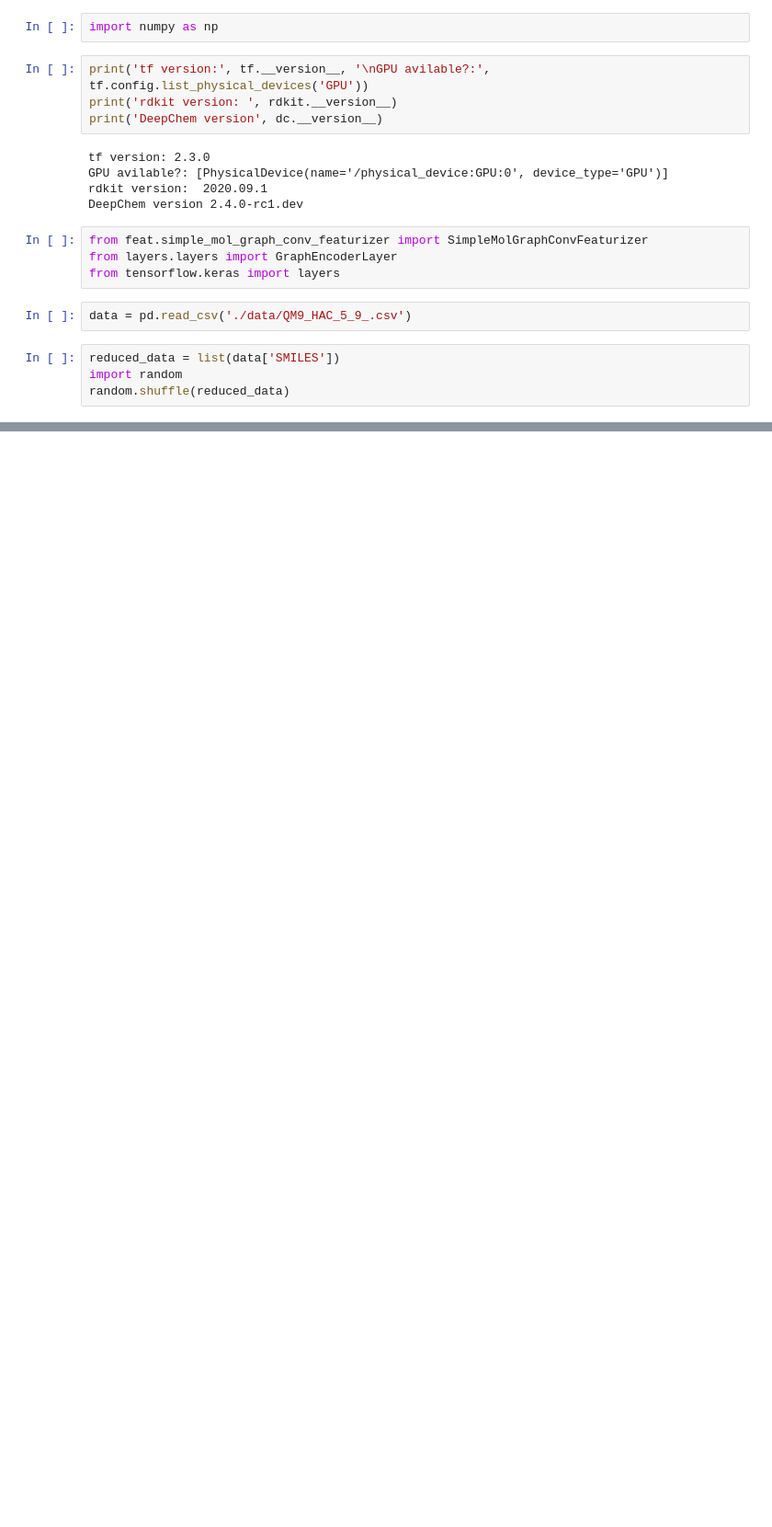
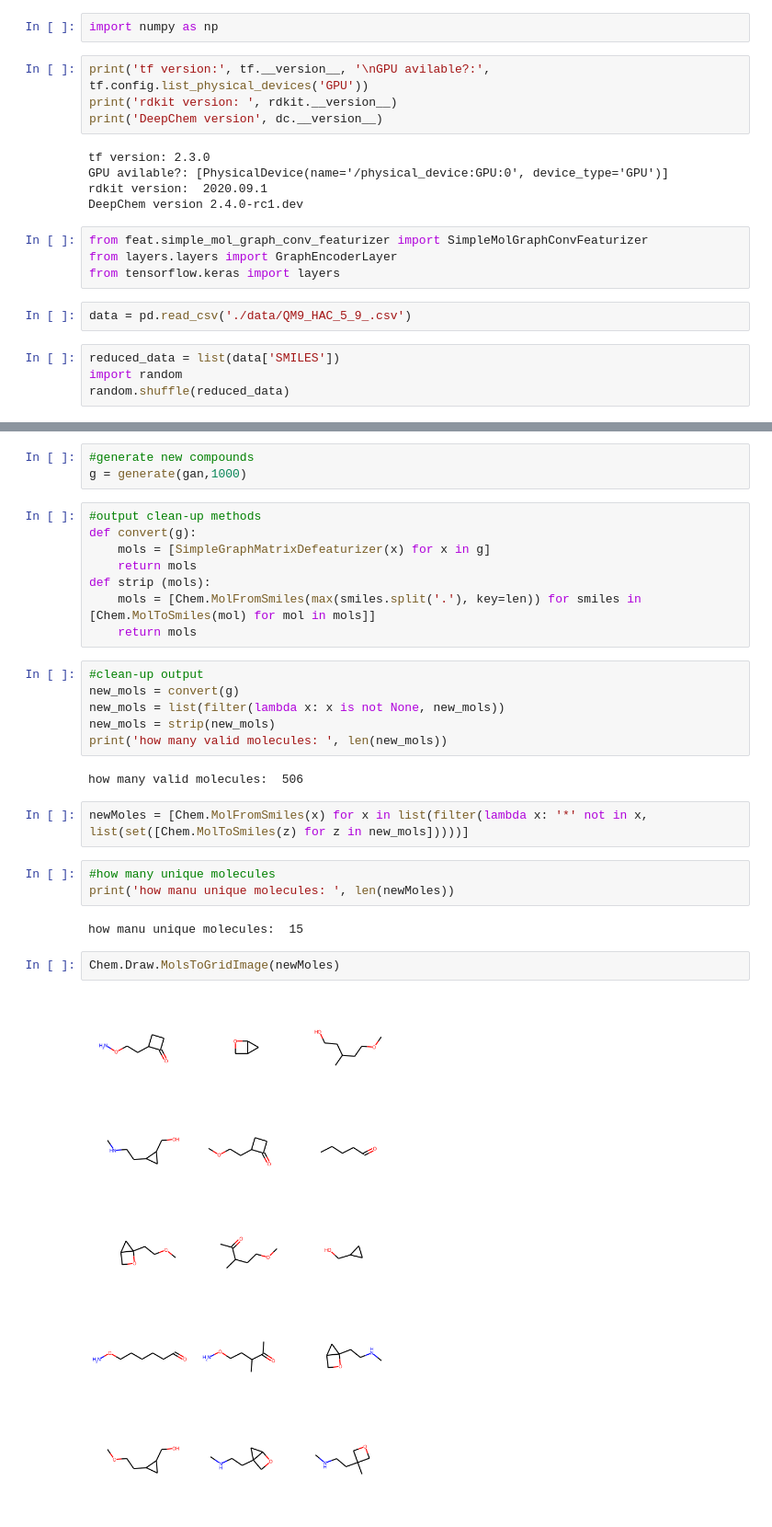
Before and after one commit to MiloszGrabski/DeepChem_MolGAN, a Jupyter notebook: main.ipynb, the cells around one changed output, grey strips where cells are left out. Shown at 92% size. Drawn from its saved outputs; the diff is of its cells as text; blank space fills up the shorter version.

```diff
--- a/main.ipynb
+++ b/main.ipynb
@@ -246,0 +225,30 @@ n,e = np.argmax(n, axis=-1), np.argmax(e, axis=-1)
+# %%
+#generate new compounds
+g = generate(gan,1000)
+# %%
+#output clean-up methods
+def convert(g):
+    mols = [SimpleGraphMatrixDefeaturizer(x) for x in g]
+    return mols
+def strip (mols):
+    mols = [Chem.MolFromSmiles(max(smiles.split('.'), key=len)) for smiles in [Chem.MolToSmiles(mol) for mol in mols]]
+    return mols
+# %%
+#clean-up output
+new_mols = convert(g)
+new_mols = list(filter(lambda x: x is not None, new_mols))
+new_mols = strip(new_mols)
+print('how many valid molecules: ', len(new_mols))
+# %% [output]
+how many valid molecules:  506
+# %%
+newMoles = [Chem.MolFromSmiles(x) for x in list(filter(lambda x: '*' not in x, list(set([Chem.MolToSmiles(z) for z in new_mols]))))]
+# %%
+#how many unique molecules
+print('how manu unique molecules: ', len(newMoles))
+# %% [output]
+how manu unique molecules:  15
+# %%
+Chem.Draw.MolsToGridImage(newMoles)
+# %% [output]
+[figure, added]
```
Also changed, not shown: parts of 17 cells of this notebook, 1 other file.
